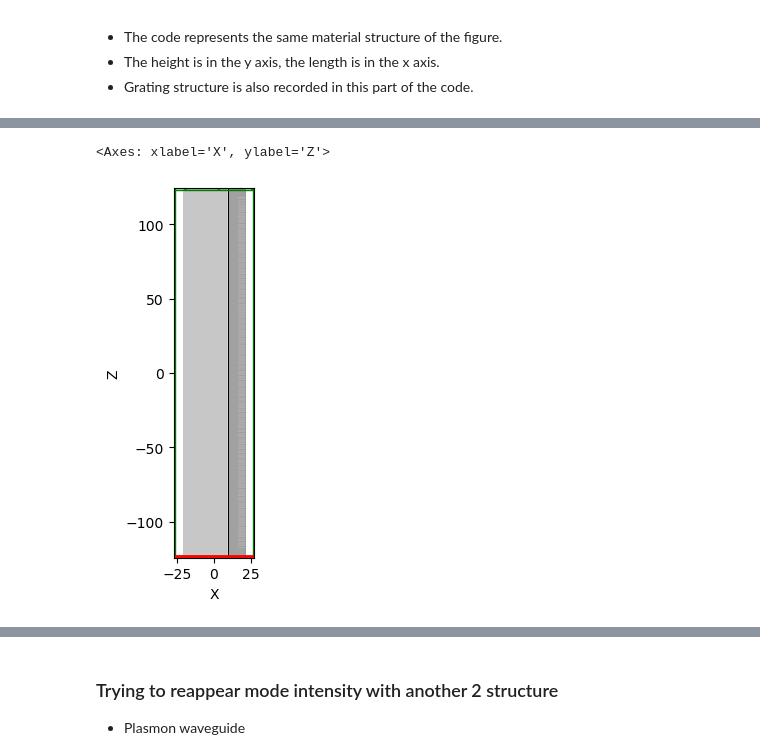
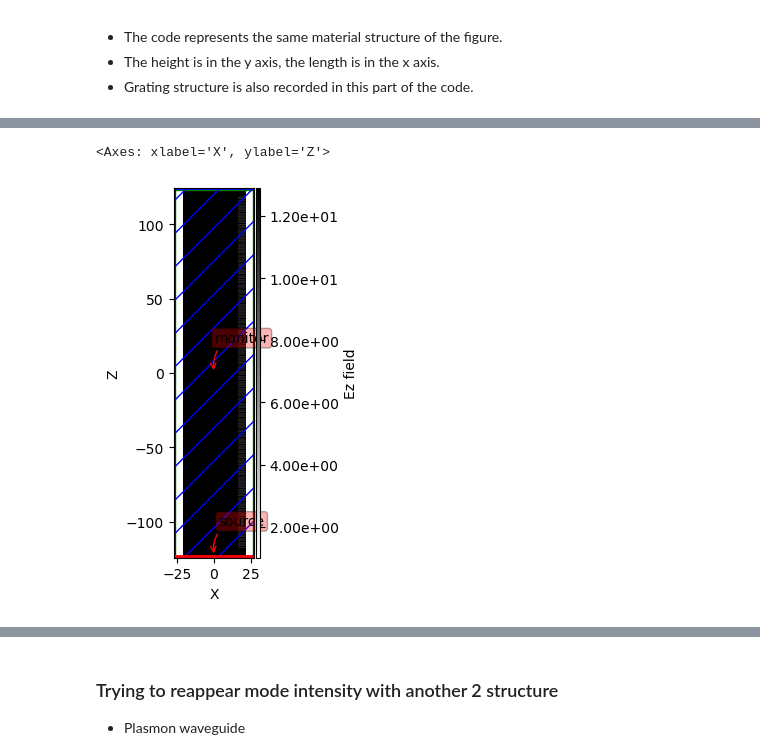
Before and after one commit to zhou277/Semiconductor_laser, a Jupyter notebook: 3_Mode_intensity.ipynb, the cells around one changed output, grey strips where cells are left out. Cells and saved outputs as stored; diff of their text form; code cells hidden in the pictures.

```diff
--- a/3_Mode_intensity.ipynb
+++ b/3_Mode_intensity.ipynb
@@ -13,22 +13,62 @@ import numpy as np
 from matplotlib import pyplot as plt
 import matplotlib.patches as patches
 from meep.materials import GaAs
-from QCL_materials import Au_fun,QCL_neff_c,GaAs_5e18_fun
+import math
+
+###-------------------------Material config--------------------------------------###
+def drude_medium(N_cm3, tau_ps, m_eff_ratio, eps_inf)-> mp.Medium:
+    # Constants
+    e       = 1.602e-19
+    eps0    = 8.854e-12
+    m_e     = 9.109e-31
+    m_eff   = m_eff_ratio * m_e
+    c       = 299_792_458.0 * 1e6  # Speed of light in um/s
+    N_m3    = N_cm3 * 1e6  # from cm^-3 to m^-3
+    omega_p = math.sqrt(N_m3 * e * e / (eps0 * m_eff))  # [rad/s]
+    gamma_s = 1.0 / (tau_ps * 1e-12)                     # [1/s]
+    omega_meep    = omega_p / (2 * math.pi * c)           # Meep units [1/µm]
+    gamma_meep   = gamma_s / (2 * math.pi * c)           # Meep units [1/µm]
+
+    # # Convert units
+    # N_m3    = N_cm3 * 1e6  # from cm^-3 to m^-3
+    # tau     = tau_ps * 1e-12  # from ps to s
+
+    # # Plasma frequency: ω_p^2 = Ne^2 / (eps0 * m*)
+    # omega_p2_SI = N_m3 * e ** 2 / (eps0 * m_eff)  # in rad^2/s^2
+    # gamma_SI    = 1 / tau  # in Hz
+
+    # # Convert to Meep units (divide by unit_freq)
+    # omega_p2_meep   = omega_p2_SI / (unit_freq ** 2)
+    # gamma_meep      = gamma_SI / unit_freq
+
+    # Return Meep medium object
+    return mp.Medium(epsilon=eps_inf,E_susceptibilities=[mp.DrudeSusceptibility(frequency=omega_meep,
+                                                                gamma=gamma_meep,
+                                   )])
+
+Au_fun         = drude_medium(N_cm3=5.6e22, tau_ps=0.05,    m_eff_ratio=0.067, eps_inf=1.0 )
+GaAs_5e18_fun  = drude_medium(N_cm3=5.0e18, tau_ps=0.1,     m_eff_ratio=0.067, eps_inf=12.9)
+GaAs_5e15_fun  = drude_medium(N_cm3=5.0e15, tau_ps=1.0,     m_eff_ratio=0.067, eps_inf=12.9)
+GaAs_3e18_fun  = drude_medium(N_cm3=3.0e18, tau_ps=1.0,     m_eff_ratio=0.067, eps_inf=12.9)
+GaAs_1e18_fun  = drude_medium(N_cm3=1.0e18, tau_ps=0.1,     m_eff_ratio=0.067, eps_inf=12.9)
+GaAs_0_fun  = drude_medium(N_cm3=0, tau_ps=1.0,  m_eff_ratio=0.067, eps_inf=12.9)
+
 
 ###----------------------------------basic config----------------------------------###
 dpml = 1  # PML thickness
-resolution = 50
+resolution                  = 50
 # thickness of different layers（1 μm）
-Au_thickness = 0.2
-nGaAs_thickness_1 = 0.08
-Active_region_thickness = 11.3
-nGaAs_thickness_2 = 0.7
-substrate_GaAs_thickness = 30
+Au_thickness                = 0.2
+nGaAs_thickness_1           = 0.08
+Active_region_thickness     = 11.3
+nGaAs_thickness_2           = 0.7
+substrate_GaAs_thickness    = 30
+# Set up for source frequency
+c_um_s                      = 299_792_458.0 * 1e6  # 光速, µm/s
+f_Hz                        = 2.85e12
+freq_in_meep                = f_Hz / c_um_s          # ≈ 0.016678  (1/µm)，Meep 里的频率
+fwidth                      = 0.002
 # w = au_thickness + ngaas_thickness_1 + Active_region_thickness + ngaas_thickness_2 + sigaas_thickness # width of waveguide
-
-###---------------------------------material config----------------------------------###
-# material definition
-
 
 ###------------------------------------geometry------------------------------------###
 material_H = Au_thickness + nGaAs_thickness_1 + Active_region_thickness + nGaAs_thickness_2 + substrate_GaAs_thickness
@@ -47,11 +87,11 @@ def add_layer(thickness:float, material:mp.Medium):
 
 geometry = []
 # Substrate
-add_layer(substrate_GaAs_thickness, QCL_neff_c)
+add_layer(substrate_GaAs_thickness, GaAs_1e18_fun)
 add_layer(nGaAs_thickness_2,        GaAs_5e18_fun)
 
 # QCL active region
-add_layer(Active_region_thickness,  GaAs)
+add_layer(Active_region_thickness,  GaAs_5e15_fun)
 
 # upper layers
 add_layer(nGaAs_thickness_1,        GaAs_5e18_fun)
@@ -61,10 +101,10 @@ add_layer(Au_thickness,             Au_fun)
 pattern_1 = "|-||-|-||||||-|||||-||||-|||-||-||||-|||||||-||-||-|||-||-|-||-|||-||-|-||||||-||-|-|||-||-|||||-|||-||-|"
 pattern_2 = "|-||-|||||-||||||-|||-||||-||-||-|||||||||-||-|-||-||-||-|-|||-||-||-|-||||||-||||||||-||-||||||-||||---|"
 pattern_main = pattern_1 + pattern_2
-slot_depth = 10
-slot_width = 0.1
-line = 1
-dash = line * 1.5
+slot_depth  = 10
+slot_width  = 0.1
+line        = 1
+dash        = line * 1.5
 sz_length = 0
 for symbol in pattern_main:
     sz_length += line if symbol == '|' else dash
@@ -94,12 +134,8 @@ sy = 0
 sz = sz_length + 2*dpml + 10
 cell = mp.Vector3(sx, sy, sz)
 
-fcen = 2.85e12 # 2.85THz
-fceninmeep = fcen/3e8
-df = 0.2  # pulse frequency width
-
-src = [mp.Source(mp.GaussianSource(fcen, fwidth=df),
-        component=mp.Ez,
+src = [mp.Source(mp.GaussianSource(frequency=freq_in_meep, fwidth=fwidth),
+        component=mp.Hy,
         center=mp.Vector3(0,0,-0.5 * sz + dpml),
         size=mp.Vector3(x=sx)
         )]
@@ -111,8 +147,22 @@ sim = mp.Simulation(
                 boundary_layers=[mp.PML(dpml, direction=mp.X),
                                  mp.PML(dpml, direction=mp.Z)],
                 sources=src,
+                dimensions = 2,
                 resolution=resolution)
-sim.plot2D()
+dft_fields = sim.add_dft_fields([mp.Ex, mp.Ey, mp.Ez],
+                                 freq_in_meep, 0, 1,
+                                 where=mp.Volume(center=mp.Vector3(),
+                                                 size=mp.Vector3(sx, 0, sz))) # 沿 x 轴
+sim.plot2D(eps_parameters={'colorbar':True},  # 显示介电常数的 colorbar},
+           colorbar_parameters={
+               "label": "Ez field",           # 设置colorbar标题
+               "orientation": "vertical",     # 垂直显示
+               "position": "right",           # 放在图的右侧
+               "size": "5%",                  # colorbar的宽度
+               "pad": "2%",                   # colorbar和图之间的距离
+               "format": "{x:.2e}"            # 科学计数法显示刻度
+           },
+           labels=True)
 # %% [output]
      block, center = (-6.14,0,0)
           size (30,1e+20,1e+20)
@@ -129,8 +179,8 @@ sim.plot2D()
 ... (25 lines left out)
           size (10,1e+20,0.1)
           axes (1,0,0), (0,1,0), (0,0,1)
           dielectric constant epsilon diagonal = (1,1,1)
      ...(+ 205 objects not shown)...
 <Axes: xlabel='X', ylabel='Z'>
-[figure, old version]
+[figure, new version]
 # %%
```
Also changed, not shown: parts of 15 cells of this notebook, 6 other files.
